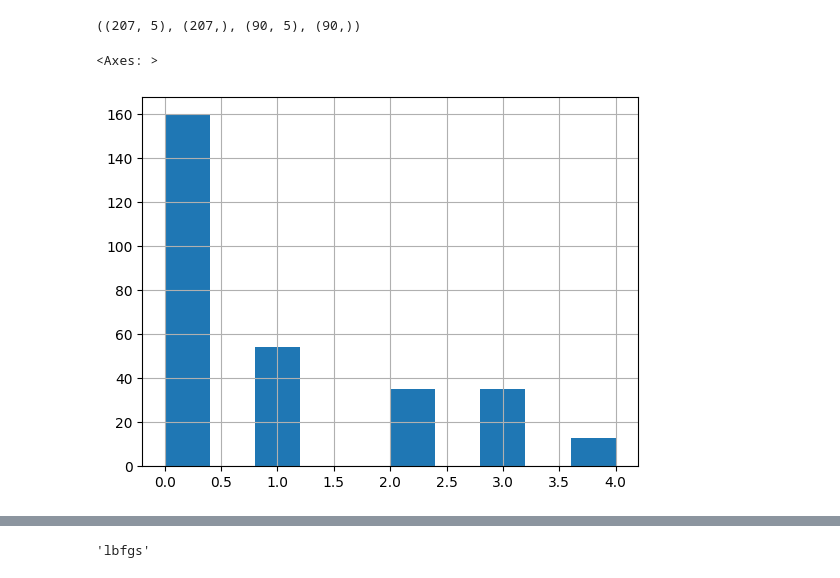
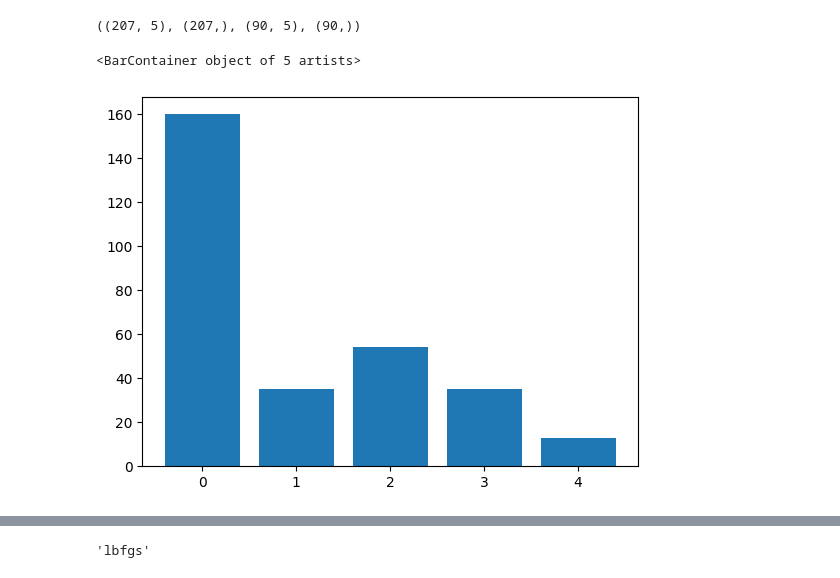
Before and after one commit to mlopezza/AI_in_healthcare, a Jupyter notebook: dr_alvaro/SeminarioIASalud_ML_AprendizajeSupervisado_Clasificacion.ipynb, the cells around one changed output, grey strips where cells are left out. Saved outputs shown, nothing was run; the diff lists cells and outputs as text; code cells hidden in the pictures.

```diff
--- a/dr_alvaro/SeminarioIASalud_ML_AprendizajeSupervisado_Clasificacion.ipynb
+++ b/dr_alvaro/SeminarioIASalud_ML_AprendizajeSupervisado_Clasificacion.ipynb
@@ -428,11 +505,12 @@ X = dataset.iloc[:,:13]/np.max(dataset.iloc[:,:13])
 Y = dataset.iloc[:,13]
 # Data split
 Train, Test, y_train, y_test = train_test_split(X, Y, test_size=0.3)  #<------------
-# %%
-Y.hist()
-# %% [output]
-<Axes: >
-[figure, removed]
+# %%
+plt.bar(Y.unique(), Y.value_counts())
+#Y.hist()
+# %% [output]
+<BarContainer object of 5 artists>
+[figure, added]
 # %%
 # Proponemos el primer modelo de ML
 model1 = MLPClassifier(solver='lbfgs', hidden_layer_sizes=(10, 10), max_iter=200, activation = 'tanh', random_state=23)
```
Also changed, not shown: parts of 26 cells of this notebook.
